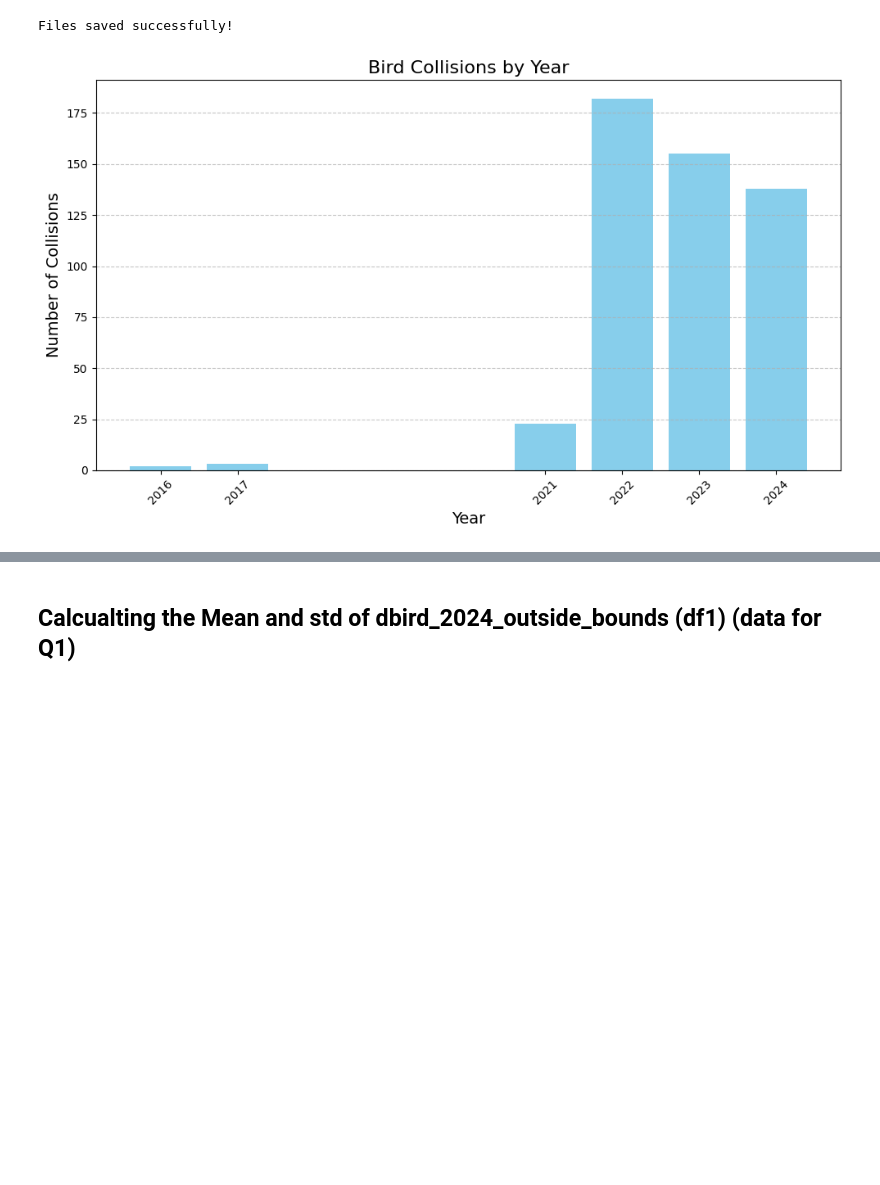
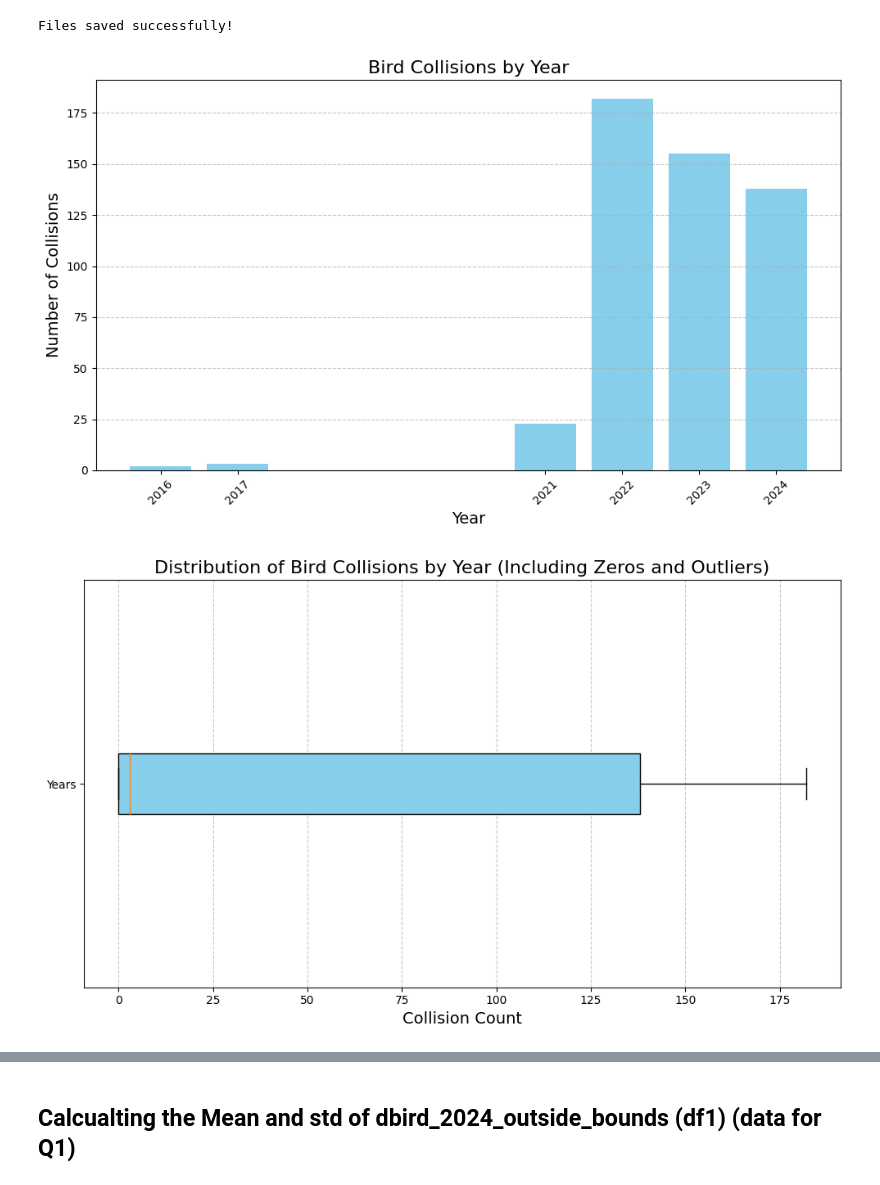
Before and after one commit to baiyue789/ISYE-3770-Project, a Jupyter notebook: JupiterNotebook.ipynb, the cells around one changed output, grey strips where cells are left out. Saved outputs shown, nothing was run; the diff lists cells and outputs as text; code cells hidden in the pictures; blank space fills up the shorter version.

```diff
--- a/JupiterNotebook.ipynb
+++ b/JupiterNotebook.ipynb
@@ -75,30 +75,95 @@ data = pd.read_csv('updated_dbird.csv')
 
 # Step 2: Convert 'observed_at_utc' to datetime format
 data['observed_at_utc'] = pd.to_datetime(data['observed_at_utc'])
 
 # Step 3: Extract year and month from the 'observed_at_utc' column
 data['Year'] = data['observed_at_utc'].dt.year
 data['Month'] = data['observed_at_utc'].dt.month
 
 # Step 4: Ensure the data is sorted by year and month
 data = data.sort_values(by=['Year', 'Month'])
 
 # Step 5: Group data by year and count occurrences per year
 collisions_per_year = data.groupby('Year').size()
 
 # Step 6: Create a bar chart
 plt.figure(figsize=(10, 6))
 plt.bar(collisions_per_year.index, collisions_per_year.values, color='skyblue')
 
 # Step 7: Customize the chart
 plt.title('Bird Collisions by Year', fontsize=16)
 plt.xlabel('Year', fontsize=14)
 plt.ylabel('Number of Collisions', fontsize=14)
 plt.xticks(collisions_per_year.index, rotation=45)
 plt.grid(axis='y', linestyle='--', alpha=0.7)
 
 # Step 8: Display the chart
 plt.tight_layout()
 plt.show()
+
+
+
+# Step 4: Create a complete range of years in the dataset
+all_years = pd.DataFrame({'Year': range(data['Year'].min(), data['Year'].max() + 1)})
+
+# Step 5: Group data by year and calculate collision counts
+yearly_collisions = data.groupby('Year').size().reset_index(name='Collision_Count')
+
+# Step 6: Merge with the complete range of years to include zeros
+yearly_collisions = pd.merge(all_years, yearly_collisions, on='Year', how='left').fillna(0)
+yearly_collisions['Collision_Count'] = yearly_collisions['Collision_Count'].astype(int)
+
+# Step 7: Create the box-and-whisker chart
+plt.figure(figsize=(10, 6))
+plt.boxplot(
+    yearly_collisions['Collision_Count'],
+    vert=False,
+    patch_artist=True,
+    boxprops=dict(facecolor='skyblue'),
+    flierprops=dict(marker='o', color='red', markersize=8)  # Customize outlier appearance
+)
+
+# Step 8: Customize the chart
+plt.title('Distribution of Bird Collisions by Year (Including Zeros and Outliers)', fontsize=16)
+plt.xlabel('Collision Count', fontsize=14)
+plt.yticks([1], ['Years'])  # Single category for years
+plt.grid(axis='x', linestyle='--', alpha=0.7)
+
+# Step 9: Display the chart
+plt.tight_layout()
+plt.show()
+
+
+
+# Step 5: Group data by year and calculate collision counts
+yearly_collisions = data.groupby('Year').size().reset_index(name='Collision_Count')
+
+# Step 6: Merge with the complete range of years to include zeros
+yearly_collisions = pd.merge(all_years, yearly_collisions, on='Year', how='left').fillna(0)
+yearly_collisions['Collision_Count'] = yearly_collisions['Collision_Count'].astype(int)
+
+# Step 7: Exclude years with zero collisions
+yearly_collisions_nonzero = yearly_collisions[yearly_collisions['Collision_Count'] > 0]
+
+# Step 8: Create the box-and-whisker chart excluding years with zero collisions
+plt.figure(figsize=(10, 6))
+plt.boxplot(
+    yearly_collisions_nonzero['Collision_Count'],
+    vert=False,
+    patch_artist=True,
+    boxprops=dict(facecolor='skyblue'),
+    flierprops=dict(marker='o', color='red', markersize=8)  # Customize outlier appearance
+)
+
+# Step 9: Customize the chart
+plt.title('Distribution of Bird Collisions by Year ', fontsize=16)
+plt.xlabel('Collision Count', fontsize=14)
+plt.yticks([1], ['Years'])  # Single category for years
+plt.grid(axis='x', linestyle='--', alpha=0.7)
+
+# Step 10: Display the chart
+plt.tight_layout()
+plt.show()
 # %% [output]
 [figure]
+[figure, added]
```
Also changed, not shown: parts of 2 cells of this notebook.
